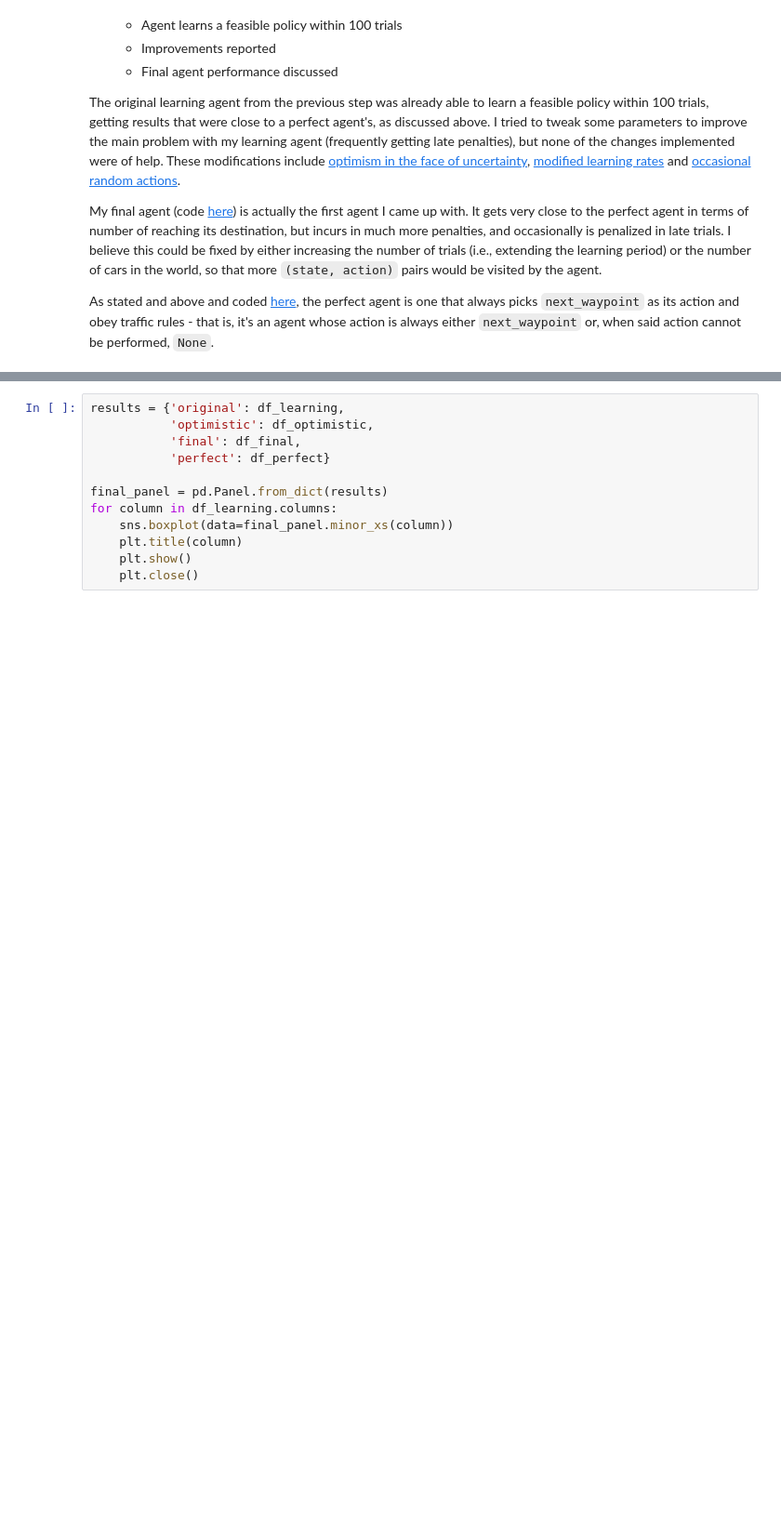
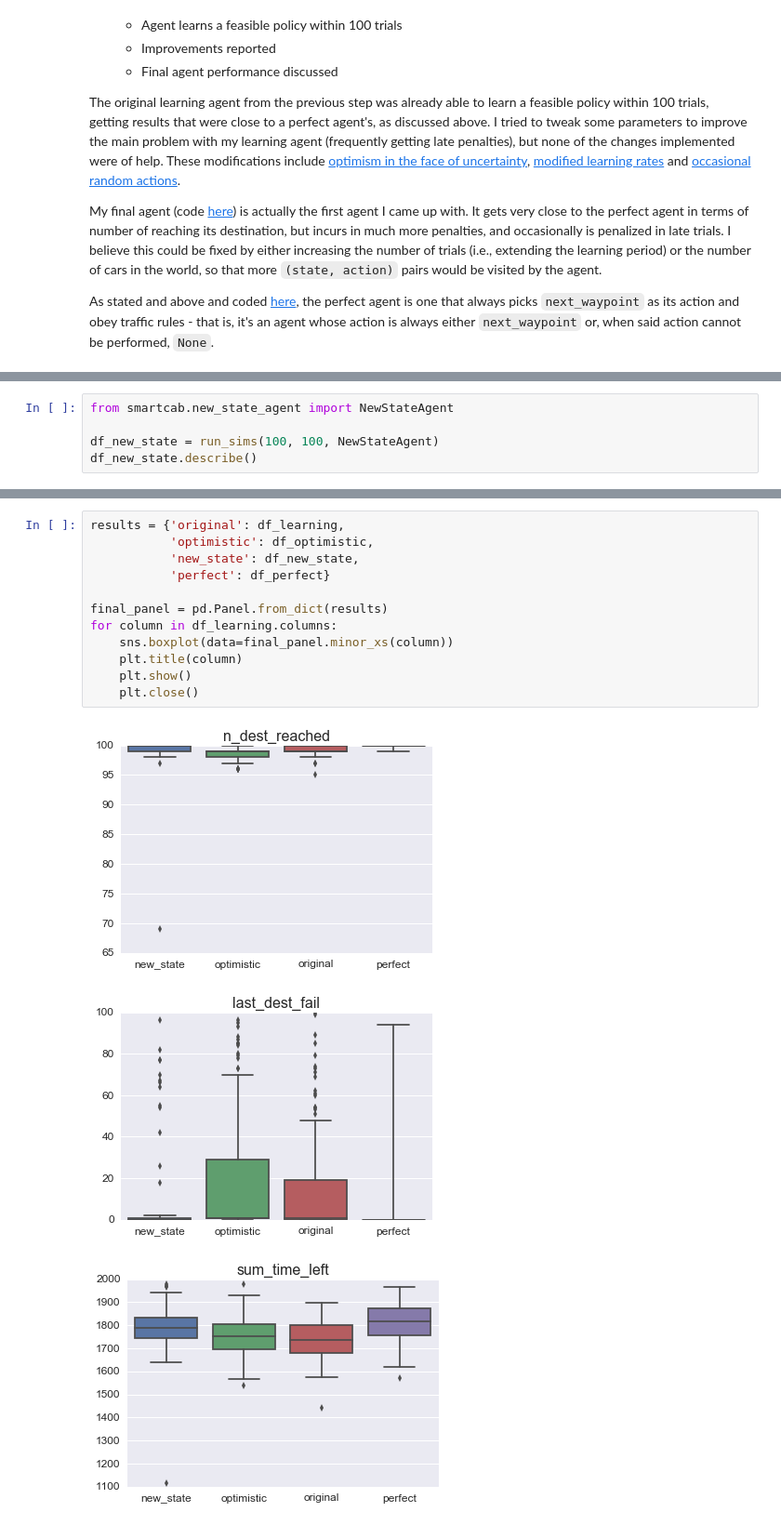
Before and after one commit to lmurtinho/mlend_ps4_smartcab, a Jupyter notebook: project_report.ipynb, the cells around one changed output, grey strips where cells are left out. Shown: that part at 93% size. Drawn from its saved outputs; the diff is of its cells as text; blank space fills up the shorter version.

Commit message:
updated new state agent and added section to report

```diff
--- a/project_report.ipynb
+++ b/project_report.ipynb
@@ -666,0 +659,5 @@ df_final.describe()
+# %%
+from smartcab.new_state_agent import NewStateAgent
+
+df_new_state = run_sims(100, 100, NewStateAgent)
+df_new_state.describe()
@@ -669,12 +676,16 @@ Alright, now `last_penalty` is significantly down, and the number of destination
 # %%
 results = {'original': df_learning,
            'optimistic': df_optimistic,
-           'final': df_final,
+           'new_state': df_new_state,
            'perfect': df_perfect}
 
 final_panel = pd.Panel.from_dict(results)
 for column in df_learning.columns:
     sns.boxplot(data=final_panel.minor_xs(column))
     plt.title(column)
     plt.show()
     plt.close()
+# %% [output]
+[figure, added]
+[figure, added]
+[figure, added]
```
Also changed, not shown: parts of 10 cells of this notebook, 3 other files.
